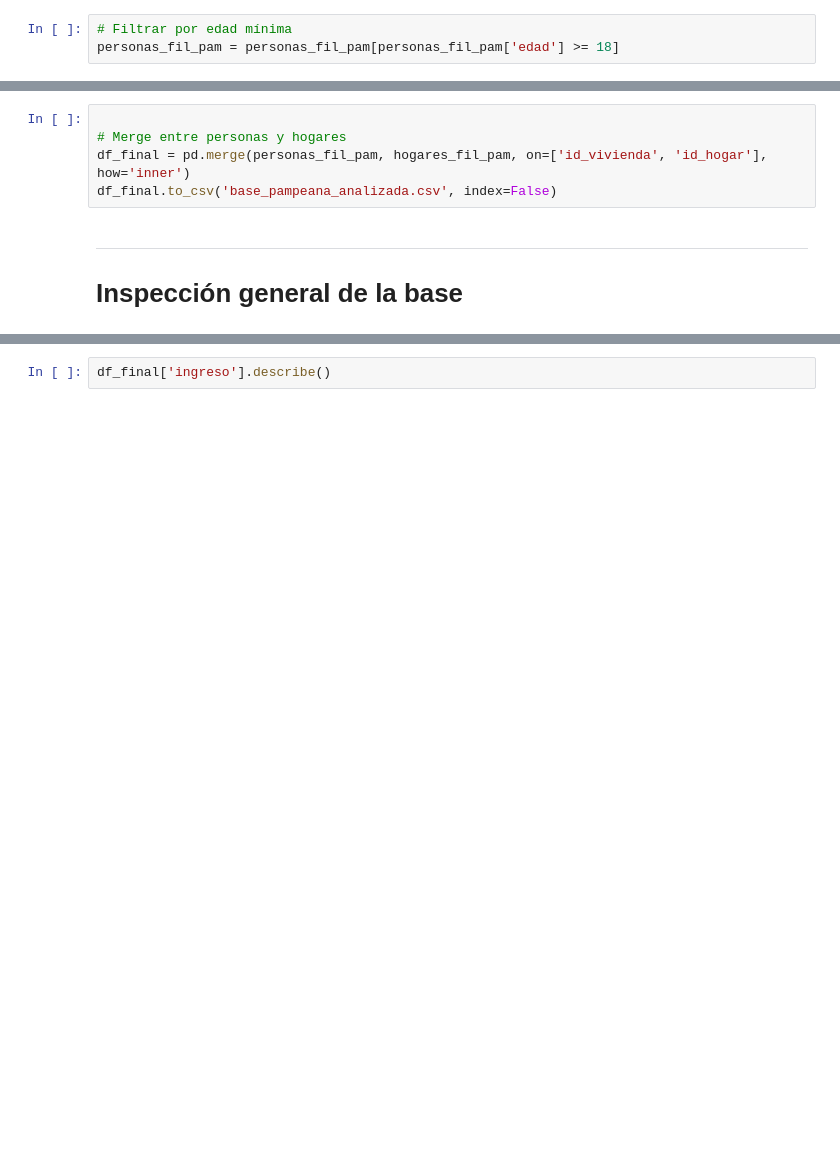
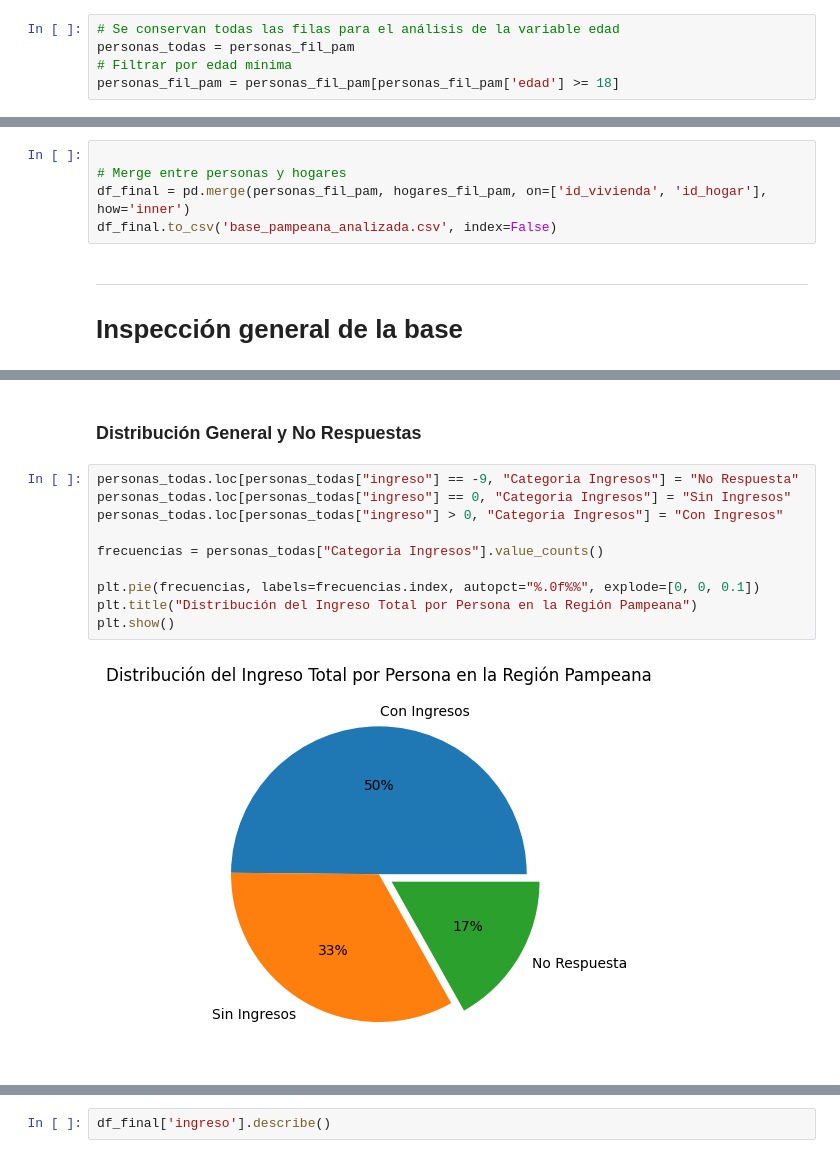
Before and after one commit to LMatiPerez/AnalisisDeDatosI_G5, a Jupyter notebook: procesamiento_bases.ipynb, the cells around one changed output, grey strips where cells are left out. Saved outputs shown, nothing was run; the diff lists cells and outputs as text; blank space fills up the shorter version.

```diff
--- a/procesamiento_bases.ipynb
+++ b/procesamiento_bases.ipynb
@@ -122,5 +122,7 @@ hogares_fil_pam = hogares_fil_pam[['id_vivienda', 'id_hogar', 'prestamo_personas
 
 Se decidió excluir del análisis a las personas menores de 18 años, ya que no forman parte de la población con plena capacidad legal para trabajar. Además, sus ingresos no necesariamente se relacionan con su actividad personal, sino que pueden provenir de asignaciones, pensiones u otros ingresos familiares. Esto permite que el análisis sea más coherente y comparativo entre personas con condiciones similares para generar ingresos propios.
 # %%
+# Se conservan todas las filas para el análisis de la variable edad
+personas_todas = personas_fil_pam
 # Filtrar por edad mínima
 personas_fil_pam = personas_fil_pam[personas_fil_pam['edad'] >= 18]
@@ -190,0 +212,14 @@ Se analizarán las siguientes relaciones:
+# %% [markdown]
+### Distribución General y No Respuestas
+# %%
+personas_todas.loc[personas_todas["ingreso"] == -9, "Categoria Ingresos"] = "No Respuesta"
+personas_todas.loc[personas_todas["ingreso"] == 0, "Categoria Ingresos"] = "Sin Ingresos"
+personas_todas.loc[personas_todas["ingreso"] > 0, "Categoria Ingresos"] = "Con Ingresos"
+
+frecuencias = personas_todas["Categoria Ingresos"].value_counts()
+
+plt.pie(frecuencias, labels=frecuencias.index, autopct="%.0f%%", explode=[0, 0, 0.1])
+plt.title("Distribución del Ingreso Total por Persona en la Región Pampeana")
+plt.show()
+# %% [output]
+[figure, added]
```
Also changed, not shown: parts of 9 cells of this notebook.
